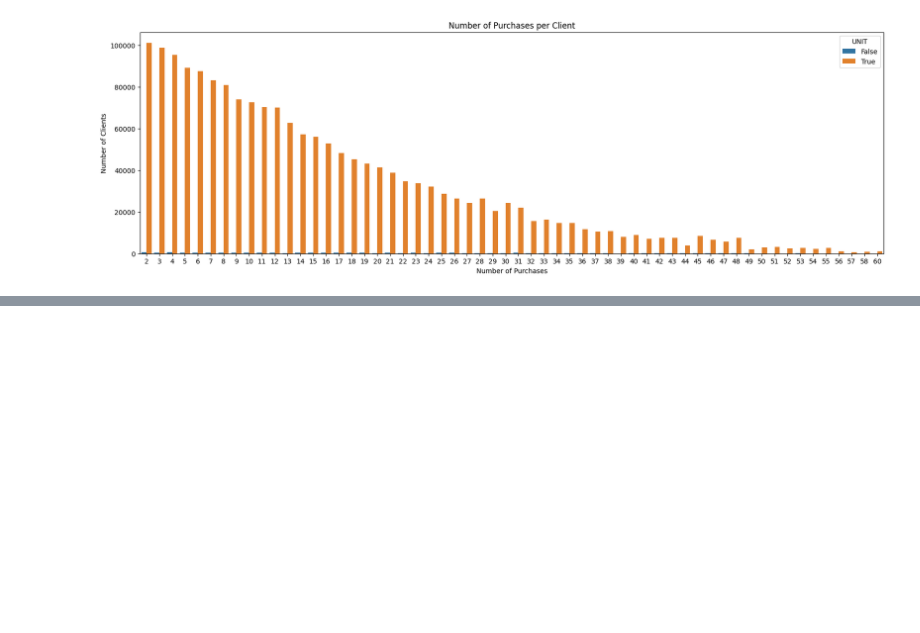
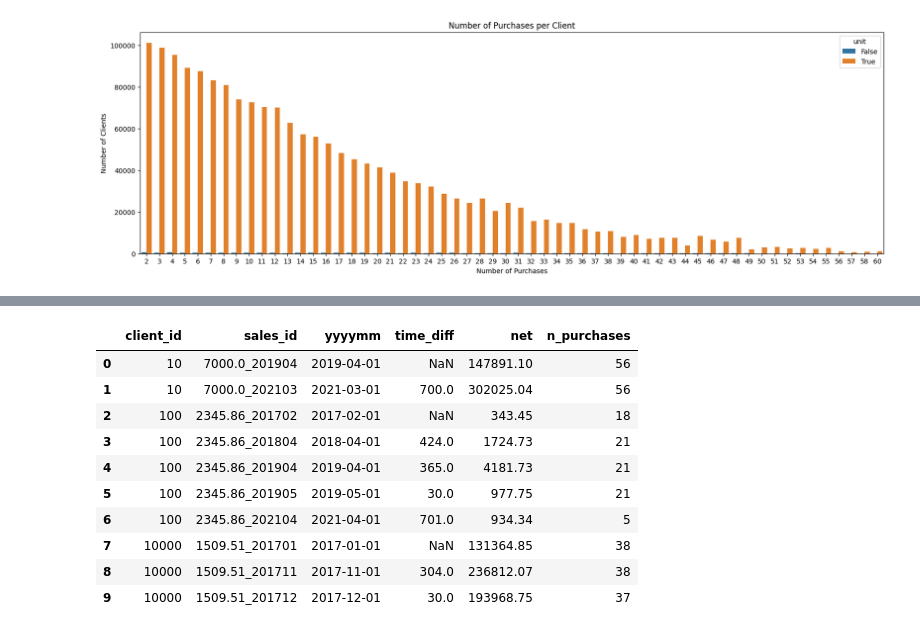
Before and after one commit to helenabdr/CRM-ReactivationML, a Jupyter notebook: Reactivation.ipynb, the cells around one changed output, grey strips where cells are left out. Saved outputs shown, nothing was run; the diff lists cells and outputs as text; code cells hidden in the pictures; blank space fills up the shorter version.

```diff
--- a/Reactivation.ipynb
+++ b/Reactivation.ipynb
@@ -189,0 +220,7 @@ plt.show()
+# %%
+# dropping unnecessary columns
+pluri_client.drop(pluri_client[pluri_client['unit'] == False].index, inplace=True)
+pluri_client.drop('unit', axis=1, inplace=True)
+pluri_client.drop('cancelled', axis=1, inplace=True)
+
+pluri_client.head()
@@ -189,0 +256,10 @@ plt.show()
+# %%
+# extracting new variables
+sales_net = pluri_client.groupby('sales_id')['net'].sum()   # total sales per sale
+sales_n_purchases = pluri_client.groupby('sales_id')['n_purchases'].max()   # number of purchases per sale
+
+sales_time = pluri_client[['sales_id', 'client_id', 'yyyymm']].drop_duplicates().set_index('client_id')   # time of the sale
+sales_time = sales_time.sort_values(by=['client_id', 'yyyymm'])
+
+sales_time['time_diff'] = sales_time.groupby('client_id')['yyyymm'].diff().dt.days  # time between sales
+sales_id_time_diff = sales_time[['sales_id', 'time_diff']].set_index('sales_id')    # time between sales per sale (to easly merge with the main dataframe)
@@ -189,0 +301,21 @@ plt.show()
+# %%
+sales_net = sales_net.reset_index()
+sales_n_purchases = sales_n_purchases.reset_index()
+sales_time.reset_index(inplace=True)
+
+merged = pd.merge(sales_time, sales_net, on='sales_id')
+sales = pd.merge(merged, sales_n_purchases, on='sales_id')
+# %%
+sales.head(10)
+# %% [output]
+|  | client_id | sales_id | yyyymm | time_diff | net | n_purchases |
+| 0 | 10 | 7000.0_201904 | 2019-04-01 | NaN | 147891.10 | 56 |
+| 1 | 10 | 7000.0_202103 | 2021-03-01 | 700.0 | 302025.04 | 56 |
+| 2 | 100 | 2345.86_201702 | 2017-02-01 | NaN | 343.45 | 18 |
+| 3 | 100 | 2345.86_201804 | 2018-04-01 | 424.0 | 1724.73 | 21 |
+| 4 | 100 | 2345.86_201904 | 2019-04-01 | 365.0 | 4181.73 | 21 |
+| 5 | 100 | 2345.86_201905 | 2019-05-01 | 30.0 | 977.75 | 21 |
+| 6 | 100 | 2345.86_202104 | 2021-04-01 | 701.0 | 934.34 | 5 |
+| 7 | 10000 | 1509.51_201701 | 2017-01-01 | NaN | 131364.85 | 38 |
+| 8 | 10000 | 1509.51_201711 | 2017-11-01 | 304.0 | 236812.07 | 38 |
+| 9 | 10000 | 1509.51_201712 | 2017-12-01 | 30.0 | 193968.75 | 37 |
```
Also changed, not shown: parts of 20 cells of this notebook.
